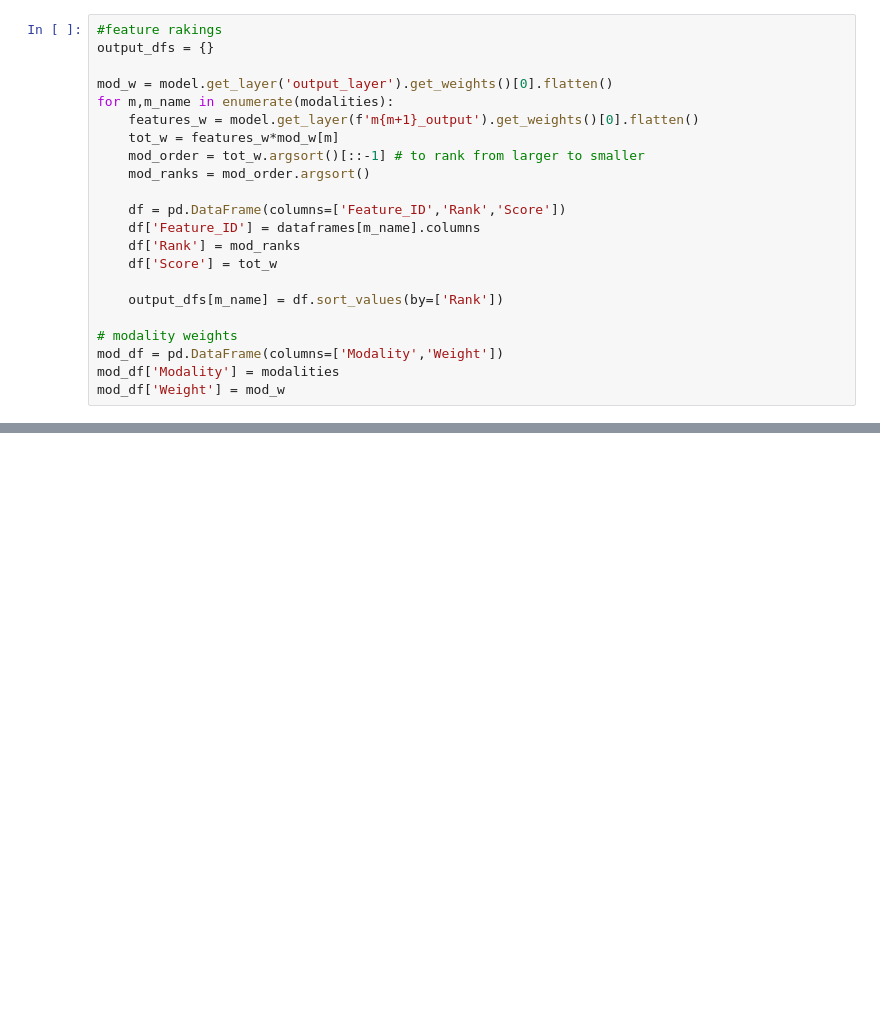
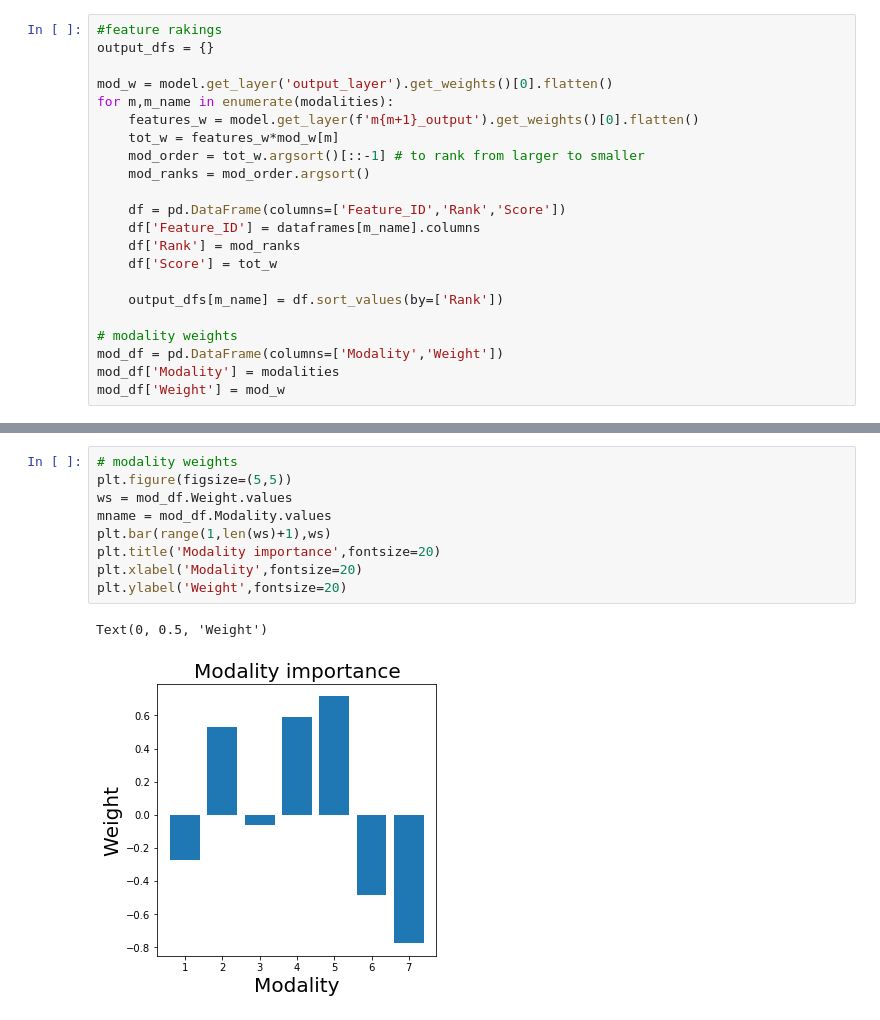
Before and after one commit to DEMON-NEUROHACK/Challenge-3-London-Team-C, a Jupyter notebook: code/multimodal_classifier.ipynb, the cells around one changed output, grey strips where cells are left out. Cells and saved outputs as stored; diff of their text form; blank space fills up the shorter version.

```diff
--- a/code/multimodal_classifier.ipynb
+++ b/code/multimodal_classifier.ipynb
@@ -266,0 +272,12 @@ INFO:tensorflow:Assets written to: model_output/model/assets
+# %%
+# modality weights
+plt.figure(figsize=(5,5))
+ws = mod_df.Weight.values
+mname = mod_df.Modality.values
+plt.bar(range(1,len(ws)+1),ws)
+plt.title('Modality importance',fontsize=20)
+plt.xlabel('Modality',fontsize=20)
+plt.ylabel('Weight',fontsize=20)
+# %% [output]
+Text(0, 0.5, 'Weight')
+[figure, added]
```
Also changed, not shown: parts of 32 cells of this notebook, 2 other files.
